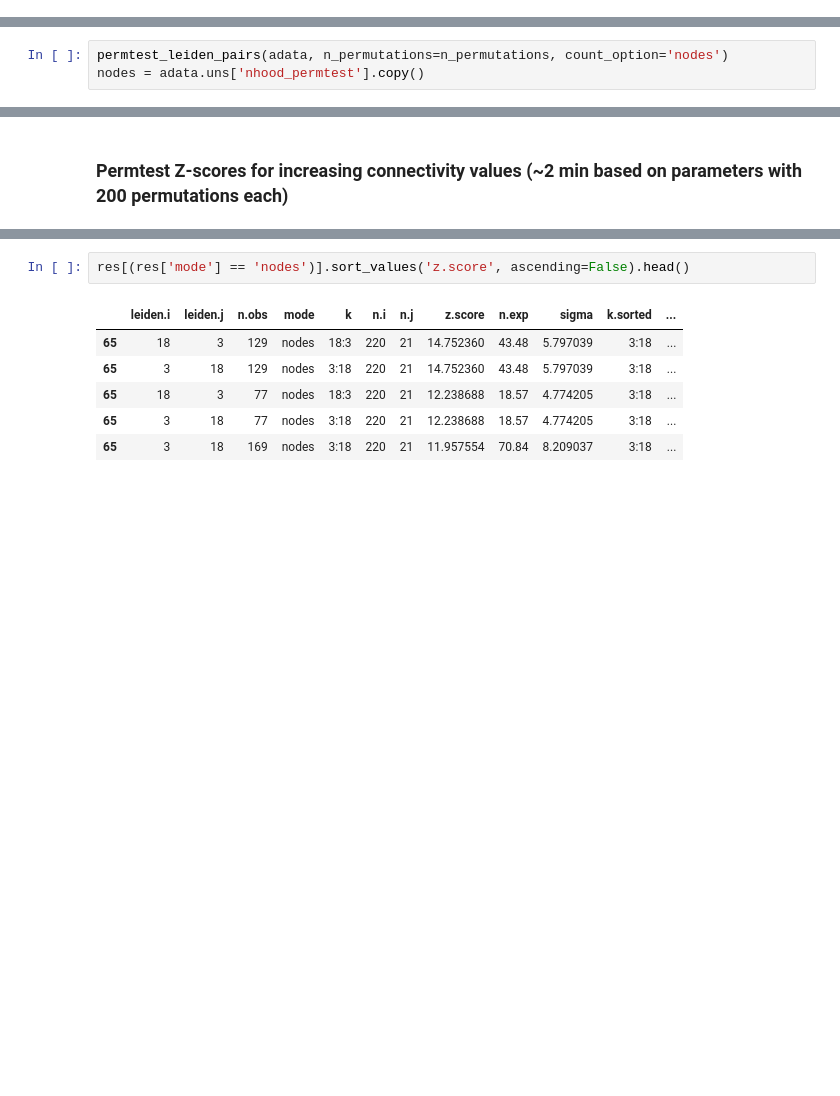
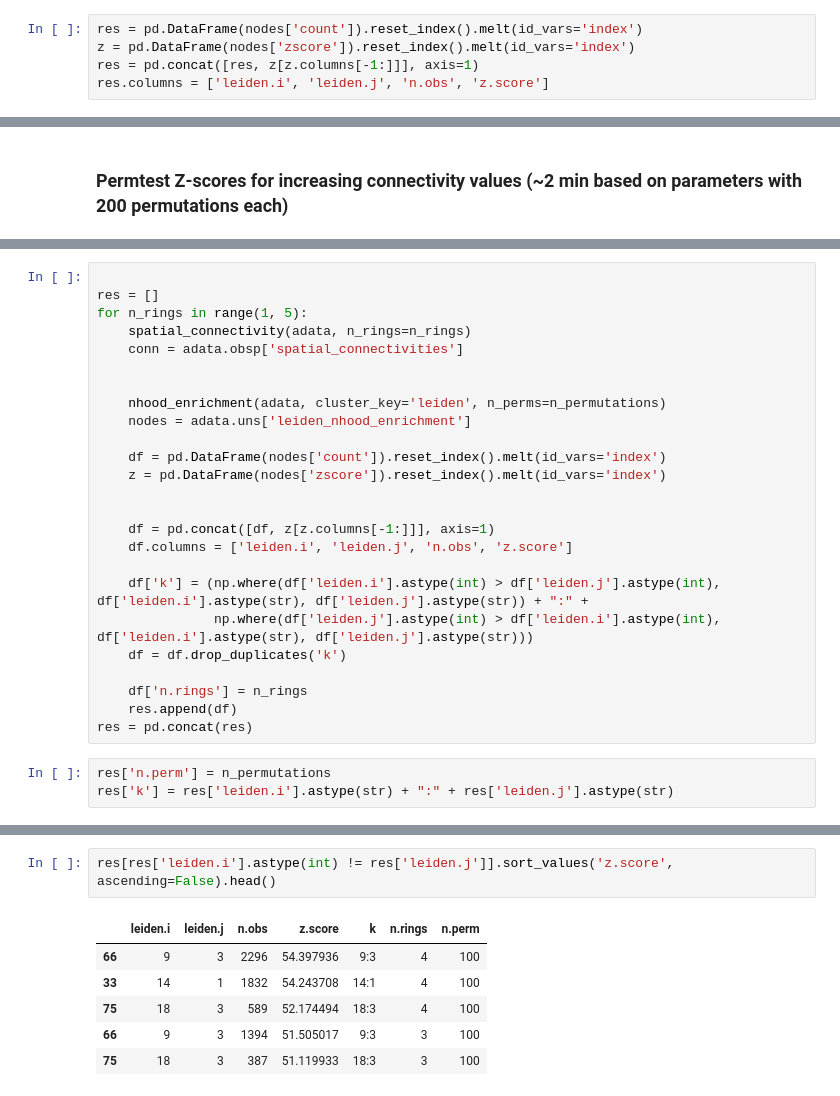
Before and after one commit to scverse/squidpy, a Jupyter notebook: notebooks/permutation_test.ipynb, the cells around one changed output, grey strips where cells are left out. Saved outputs shown, nothing was run; the diff lists cells and outputs as text; blank space fills up the shorter version.

```diff
--- a/notebooks/permutation_test.ipynb
+++ b/notebooks/permutation_test.ipynb
@@ -157,3 +151,8 @@ Please consider a high permutation value for reliable Z-score estimates (>500)..
+# %%
+res = pd.DataFrame(nodes['count']).reset_index().melt(id_vars='index')
+z = pd.DataFrame(nodes['zscore']).reset_index().melt(id_vars='index')
+res = pd.concat([res, z[z.columns[-1:]]], axis=1)
+res.columns = ['leiden.i', 'leiden.j', 'n.obs', 'z.score']
 # %%
 rcParams['figure.dpi'] = 100
 rcParams['figure.figsize'] = [10, 5]
@@ -163,3 +161,0 @@ plot_zscores(edges, title='edges')
-# %%
-permtest_leiden_pairs(adata, n_permutations=n_permutations, count_option='nodes')
-nodes = adata.uns['nhood_permtest'].copy()
@@ -229,0 +189,28 @@ plot_permtest_complex(res)
+# %%
+
+res = []
+for n_rings in range(1, 5):
+    spatial_connectivity(adata, n_rings=n_rings)
+    conn = adata.obsp['spatial_connectivities']
+
+
+    nhood_enrichment(adata, cluster_key='leiden', n_perms=n_permutations)
+    nodes = adata.uns['leiden_nhood_enrichment']
+
+    df = pd.DataFrame(nodes['count']).reset_index().melt(id_vars='index')
+    z = pd.DataFrame(nodes['zscore']).reset_index().melt(id_vars='index')
+
+
+    df = pd.concat([df, z[z.columns[-1:]]], axis=1)
+    df.columns = ['leiden.i', 'leiden.j', 'n.obs', 'z.score']
+
+    df['k'] = (np.where(df['leiden.i'].astype(int) > df['leiden.j'].astype(int), df['leiden.i'].astype(str), df['leiden.j'].astype(str)) + ":" +
+               np.where(df['leiden.j'].astype(int) > df['leiden.i'].astype(int), df['leiden.i'].astype(str), df['leiden.j'].astype(str)))
+    df = df.drop_duplicates('k')
+
+    df['n.rings'] = n_rings
+    res.append(df)
+res = pd.concat(res)
+# %%
+res['n.perm'] = n_permutations
+res['k'] = res['leiden.i'].astype(str) + ":" + res['leiden.j'].astype(str)
@@ -230,12 +237,12 @@ plot_permtest_complex(res)
 # %%
-res[(res['mode'] == 'nodes')].sort_values('z.score', ascending=False).head()
+res[res['leiden.i'].astype(int) != res['leiden.j']].sort_values('z.score', ascending=False).head()
 # %% [output]
-|  | leiden.i | leiden.j | n.obs | mode | k | n.i | n.j | z.score | n.exp | sigma | k.sorted | ... |
-| 65 | 18 | 3 | 129 | nodes | 18:3 | 220 | 21 | 14.752360 | 43.48 | 5.797039 | 3:18 | ... |
-| 65 | 3 | 18 | 129 | nodes | 3:18 | 220 | 21 | 14.752360 | 43.48 | 5.797039 | 3:18 | ... |
-| 65 | 18 | 3 | 77 | nodes | 18:3 | 220 | 21 | 12.238688 | 18.57 | 4.774205 | 3:18 | ... |
-| 65 | 3 | 18 | 77 | nodes | 3:18 | 220 | 21 | 12.238688 | 18.57 | 4.774205 | 3:18 | ... |
-| 65 | 3 | 18 | 169 | nodes | 3:18 | 220 | 21 | 11.957554 | 70.84 | 8.209037 | 3:18 | ... |
+|  | leiden.i | leiden.j | n.obs | z.score | k | n.rings | n.perm |
+| 66 | 9 | 3 | 2296 | 54.397936 | 9:3 | 4 | 100 |
+| 33 | 14 | 1 | 1832 | 54.243708 | 14:1 | 4 | 100 |
+| 75 | 18 | 3 | 589 | 52.174494 | 18:3 | 4 | 100 |
+| 66 | 9 | 3 | 1394 | 51.505017 | 9:3 | 3 | 100 |
+| 75 | 18 | 3 | 387 | 51.119933 | 18:3 | 3 | 100 |
 # %%
 settest = {'3', '9'}
 rcParams['figure.dpi'] = 90
```
Also changed, not shown: parts of 29 cells of this notebook.
